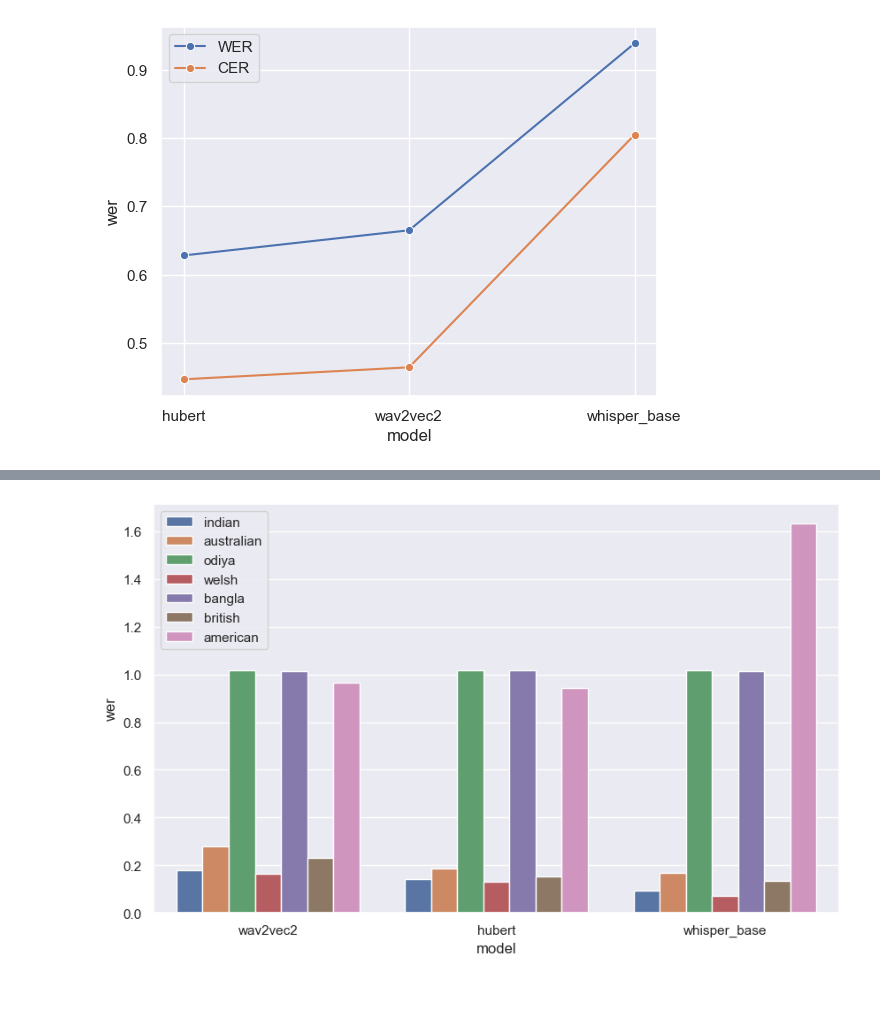
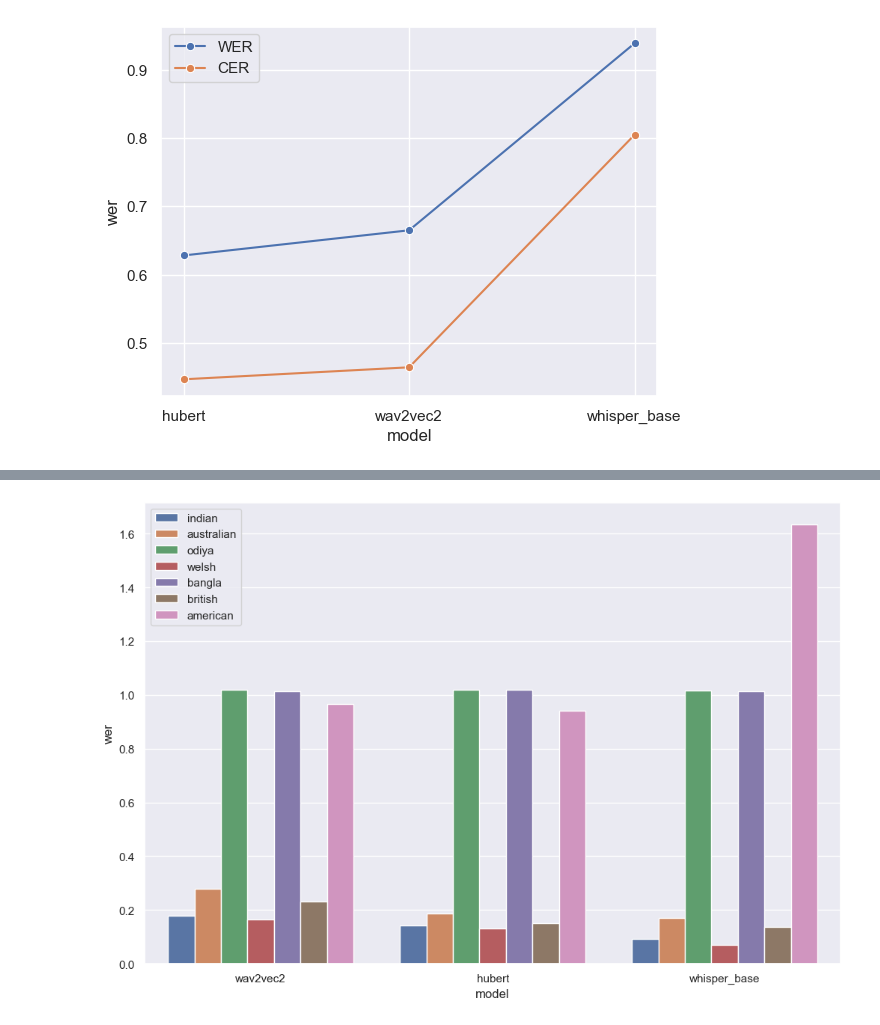
Before and after one commit to Blaizzy/evaluating-asr-accent-robustness, a Jupyter notebook: scripts/eval.ipynb, the cells around one changed output, grey strips where cells are left out. Drawn from its saved outputs; the diff is of its cells as text; code cells hidden in the pictures; blank space fills up the shorter version.

```diff
--- a/scripts/eval.ipynb
+++ b/scripts/eval.ipynb
@@ -353,12 +381,12 @@ plt.savefig('../results/wer_accent_en.png')
 # %%
 # exclude whisper_base_en
 wer_accent_df = wer_accent_df[wer_accent_df['model'] != 'whisper_base_en']
 # plot a bar plot of the WER for each model per accent
 # make it bigger
-plt.figure(figsize=(10, 6))
+plt.figure(figsize=(12, 8))
 sns.set_theme(style="darkgrid")
 sns.barplot(data=wer_accent_df, x="model", y="wer", hue="accent")
 plt.legend()
-plt.savefig('../results/wer_accent.png')
+plt.savefig('../results/plots/wer_accent.png')
 # %% [output]
-[figure, old version]
+[figure, new version]
```
Also changed, not shown: parts of 21 cells of this notebook, 14 other files.
